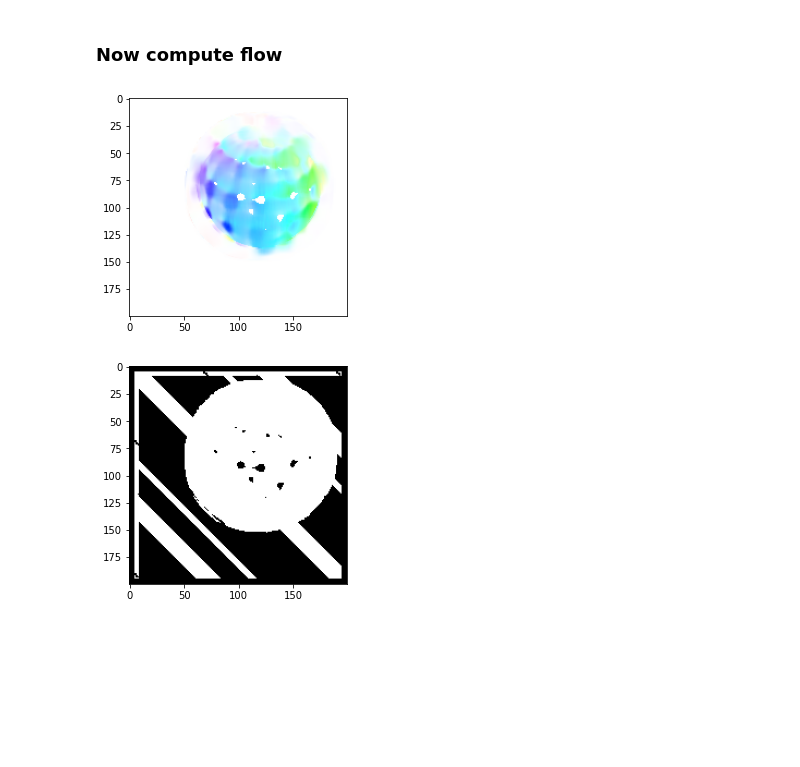
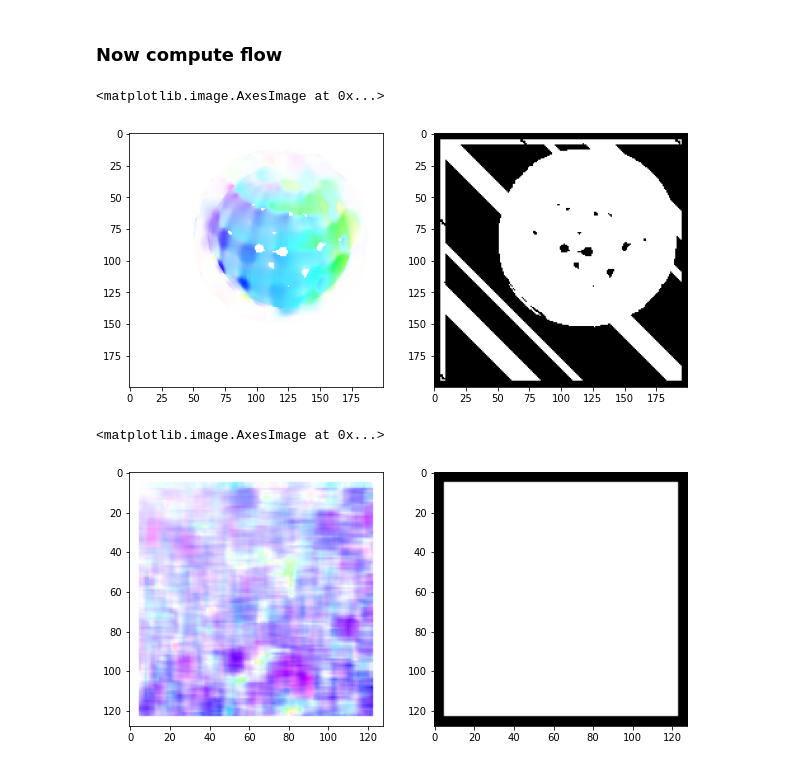
Before and after one commit to jimmyle888/cvlab, a Jupyter notebook: Project 4/a4_script.ipynb, the cells around one changed output. Cells and saved outputs as stored; diff of their text form; code cells hidden in the pictures; blank space fills up the shorter version.

```diff
--- a/Project 4/a4_script.ipynb
+++ b/Project 4/a4_script.ipynb
@@ -317,7 +318,7 @@ ax[1].imshow(sphere1_gr)
 # %%
 from scipy import signal
 
-def myFlow(img0, img1, windowLength, tau):\
+def myFlow(img0, img1, windowLength, tau):
     #To compute temporal derivative, apply gaussian filtering with a small sigma value (e.g. 3x3 filter with sigma = 1)
     img0_b = cv2.GaussianBlur(img0, (3,3), sigmaX=1)
     img1_b = cv2.GaussianBlur(img1, (3,3), sigmaX=1)
@@ -352,7 +353,7 @@ def myFlow(img0, img1, windowLength, tau):\
     window = math.floor(windowLength/2)
     (h,w) = img0.shape
     #tau = 0.001
-    count = 0
+    #count = 0
 
     for i in range(window, h - window):
         for j in range(window, w - window): #With this, we cut a window x window shaped....window (lots of windows used in this window sentence)
@@ -367,17 +368,20 @@ def myFlow(img0, img1, windowLength, tau):\
             A_T = np.transpose(A)
             A1 = np.matmul(A_T, A)
             eigen = np.linalg.eigvals(A1)
-            if np.min(abs(eigen)) >= tau:
+            u[i,j] = 0 #By default, where flow is not computable, set it to zero
+            v[i,j] = 0
+            mapping[i,j] = 0
+            if np.min(abs(eigen)) >= tau: #When greater than some threshold, compute the flow
                 A2 = np.linalg.pinv(A)
                 A3 = np.matmul(A2, b)
                 #print(A3[0])
                 u[i,j] = A3[0]
                 v[i,j] = A3[1]
                 mapping[i,j] = 1
-            else:
-                u[i,j] = 0
-                v[i,j] = 0
-                mapping[i,j] = 0
+            # else:
+            #     u[i,j] = 0
+            #     v[i,j] = 0
+            #     mapping[i,j] = 0
 
             #print(u[i,j], v[i,j], mapping[i,j])
 
@@ -399,5 +403,5 @@ def myFlow(img0, img1, windowLength, tau):\
     #           v[i,j]=0
     #           mapping[i,j] = 0
 
-    return u, v, mapping
+    return u, v, mapping #Returning 3 components, horizontal and vertical components of estimate optical flow and binary mapping
 # %%
@@ -412,5 +415,22 @@ def visualize(img1,img2):
 # %%
-visualize(sphere0_gr,sphere1_gr)
+# visualize(sphere0_gr,sphere1_gr)
-# %% [output]
-[figure, removed]
-[figure, removed]
+# %%
+#Display sphere flow
+u_sphere, v_sphere, map_sphere = myFlow(sphere0_gr, sphere1_gr, 11, 0.001)
+sphere_flow = flowToColor(np.dstack([u_sphere, v_sphere]))
+fig, ax = plt.subplots(1,2, figsize=(10,10))
+ax[0].imshow(sphere_flow)
+ax[1].imshow(map_sphere)
+# %% [output]
+<matplotlib.image.AxesImage at 0x...>
+[figure, added]
+# %%
+#Display synth flow
+u_synth, v_synth, map_synth = myFlow(synth0_gr, synth1_gr, 11, 0.001)
+synth_flow = flowToColor(np.dstack([u_synth, v_synth]))
+fig, ax = plt.subplots(1,2, figsize=(10,10))
+ax[0].imshow(synth_flow)
+ax[1].imshow(map_synth)
+# %% [output]
+<matplotlib.image.AxesImage at 0x...>
+[figure, added]
```
Also changed, not shown: parts of 8 cells of this notebook, 3 other files.
